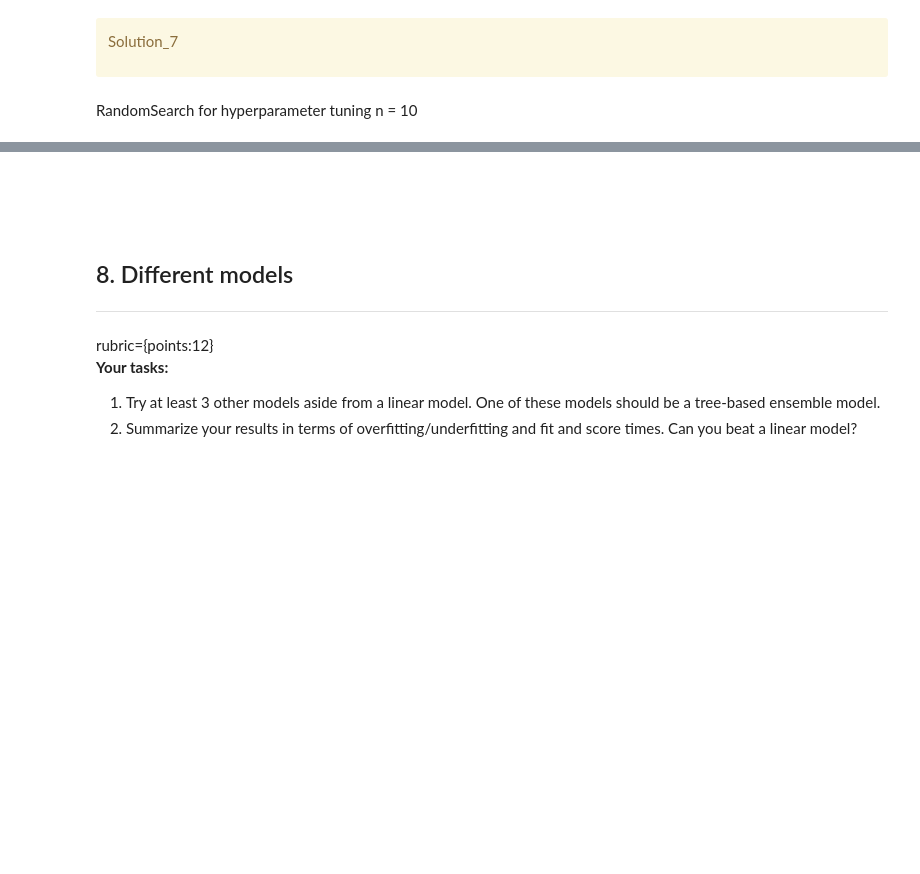
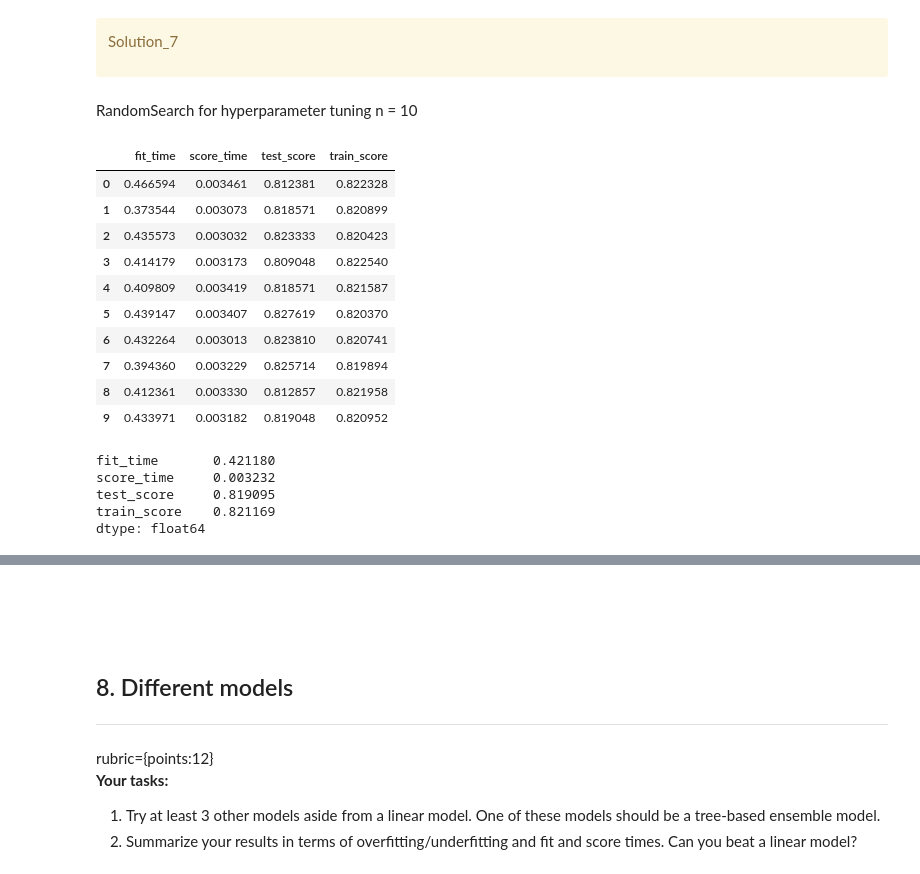
Before and after one commit to madihung/cpsc330, a Jupyter notebook: hw5-joint.ipynb, the cells around one changed output, grey strips where cells are left out. Saved outputs shown, nothing was run; the diff lists cells and outputs as text; code cells hidden in the pictures; blank space fills up the shorter version.

```diff
--- a/hw5-joint.ipynb
+++ b/hw5-joint.ipynb
@@ -261,8 +295,7 @@ X_test, y_test = (
 # %%
-numeric = ['LIMIT_BAL', 'AGE', 'BILL_AMT1', 'BILL_AMT2',
-       'BILL_AMT3', 'BILL_AMT4', 'BILL_AMT5', 'BILL_AMT6', 'PAY_AMT1',
-       'PAY_AMT2', 'PAY_AMT3', 'PAY_AMT4', 'PAY_AMT5', 'PAY_AMT6',
-       'mean_bill_amount', 'mean_pay_amount']
-categorical = ['MARRIAGE']
-ordinal = ['EDUCATION', 'PAY_0', 'PAY_2','PAY_3', 'PAY_4', 'PAY_5', 'PAY_6']
-dropped = ['SEX']
+#1.
+numeric_features=["LIMIT_BAL","AGE","BILL_AMT1","BILL_AMT2","BILL_AMT3","BILL_AMT4","BILL_AMT5",
+                  "BILL_AMT6","PAY_AMT1","PAY_AMT2","PAY_AMT3","PAY_AMT4","PAY_AMT5","PAY_AMT6"]
+categorical_features=["MARRIAGE","PAY_0","PAY_2","PAY_3","PAY_4","PAY_5","PAY_6"]
+drop_features=["ID","SEX"]
+passthrough=["EDUCATION"]
@@ -276,0 +302,15 @@ preprocessor
+# %%
+# make transformers
+numeric_transformer = make_pipeline(StandardScaler())
+categorical_transformer = make_pipeline(
+    OneHotEncoder(handle_unknown="ignore", sparse=False),
+)
+
+#2. make preprocessor/column transformer
+preprocessor = make_column_transformer(
+    (numeric_transformer, numeric_features),
+    (categorical_transformer, categorical_features),
+    ("drop", drop_features),
+    ("passthrough", passthrough),
+)
+preprocessor
@@ -363,0 +391,28 @@ pd.DataFrame(random_search.cv_results_)[
+# %%
+#1. Make preprocessor pipeline
+lr = LogisticRegression(solver='lbfgs', max_iter=100000)
+lr_pipe = make_pipeline(preprocessor,lr)
+
+#2. Score Logistic Regression model
+scores = cross_validate(lr_pipe, X_train, y_train, cv=10, return_train_score=True)
+pd.DataFrame(scores)
+# %% [output]
+|  | fit_time | score_time | test_score | train_score |
+| 0 | 0.466594 | 0.003461 | 0.812381 | 0.822328 |
+| 1 | 0.373544 | 0.003073 | 0.818571 | 0.820899 |
+| 2 | 0.435573 | 0.003032 | 0.823333 | 0.820423 |
+| 3 | 0.414179 | 0.003173 | 0.809048 | 0.822540 |
+| 4 | 0.409809 | 0.003419 | 0.818571 | 0.821587 |
+| 5 | 0.439147 | 0.003407 | 0.827619 | 0.820370 |
+| 6 | 0.432264 | 0.003013 | 0.823810 | 0.820741 |
+| 7 | 0.394360 | 0.003229 | 0.825714 | 0.819894 |
+| 8 | 0.412361 | 0.003330 | 0.812857 | 0.821958 |
+| 9 | 0.433971 | 0.003182 | 0.819048 | 0.820952 |
+# %%
+pd.DataFrame(scores).mean()
+# %% [output]
+fit_time       0.421180
+score_time     0.003232
+test_score     0.819095
+train_score    0.821169
+dtype: float64
```
Also changed, not shown: parts of 30 cells of this notebook.
